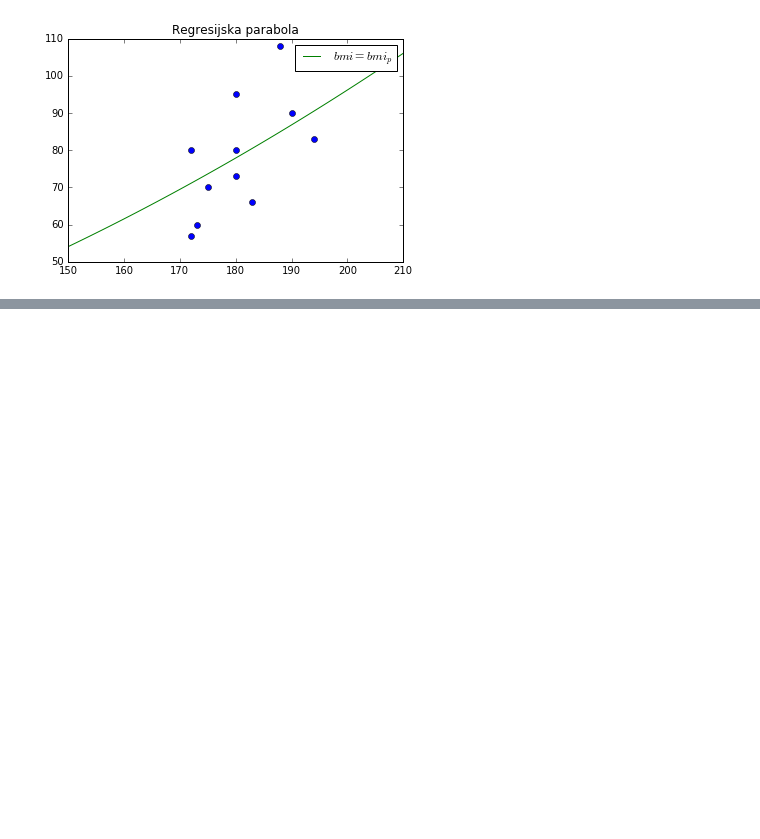
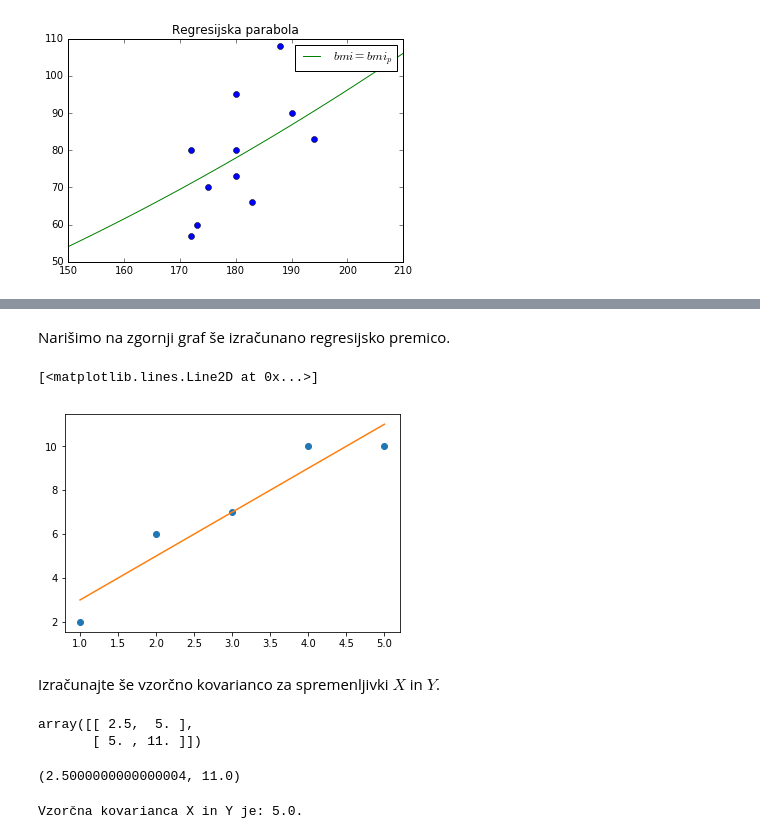
Before and after one commit to mrcinv/ovs.py, a Jupyter notebook: Regresija.ipynb, the cells around one changed output, grey strips where cells are left out. Cells and saved outputs as stored; diff of their text form; code cells hidden in the pictures; blank space fills up the shorter version.

```diff
--- a/Regresija.ipynb
+++ b/Regresija.ipynb
@@ -143,0 +174,29 @@ title("Regresijska parabola")
+# %% [markdown]
+Narišimo na zgornji graf še izračunano regresijsko premico.
+# %%
+px = [min(x), max(x)]
+py = [result.subs(xx, x) for x in px]
+plot(x, y, 'o')
+plot(px, py)
+# %% [output]
+[<matplotlib.lines.Line2D at 0x...>]
+[figure, added]
+# %% [markdown]
+Izračunajte še vzorčno kovarianco za spremenljivki $X$ in $Y$.
+# %%
+from numpy import cov, asarray
+x = [1,2,3,4,5]
+y = [2,6,7,10,10]
+m = cov(x, y)
+m
+# %% [output]
+array([[ 2.5,  5. ],
+       [ 5. , 11. ]])
+# %%
+stdev(x)**2, stdev(y)**2
+# %% [output]
+(2.5000000000000004, 11.0)
+# %%
+print("Vzorčna kovarianca X in Y je: {}.".format(m[0][1]))
+# %% [output]
+Vzorčna kovarianca X in Y je: 5.0.
```
Also changed, not shown: parts of 8 cells of this notebook, 4 other files.
